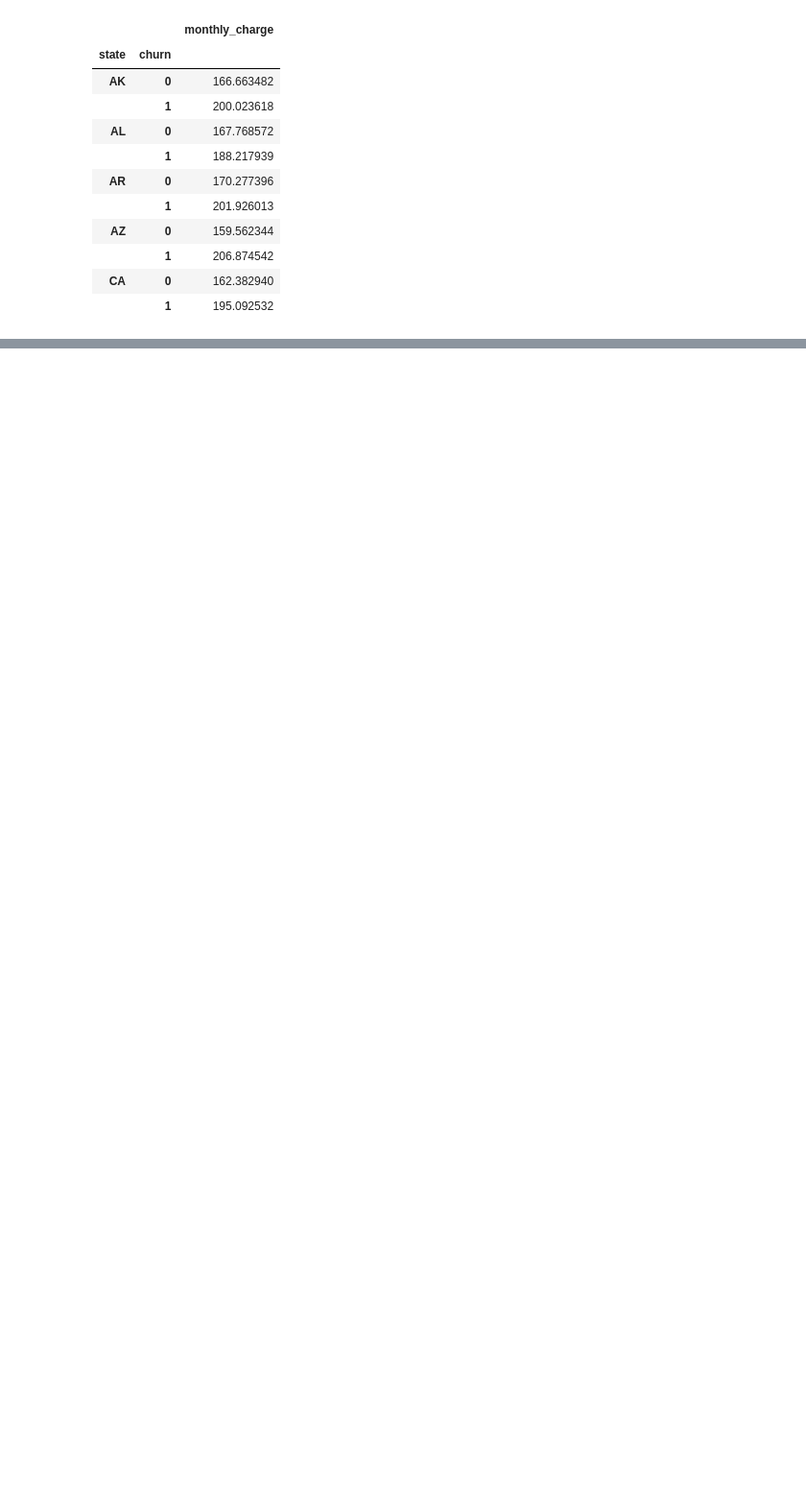
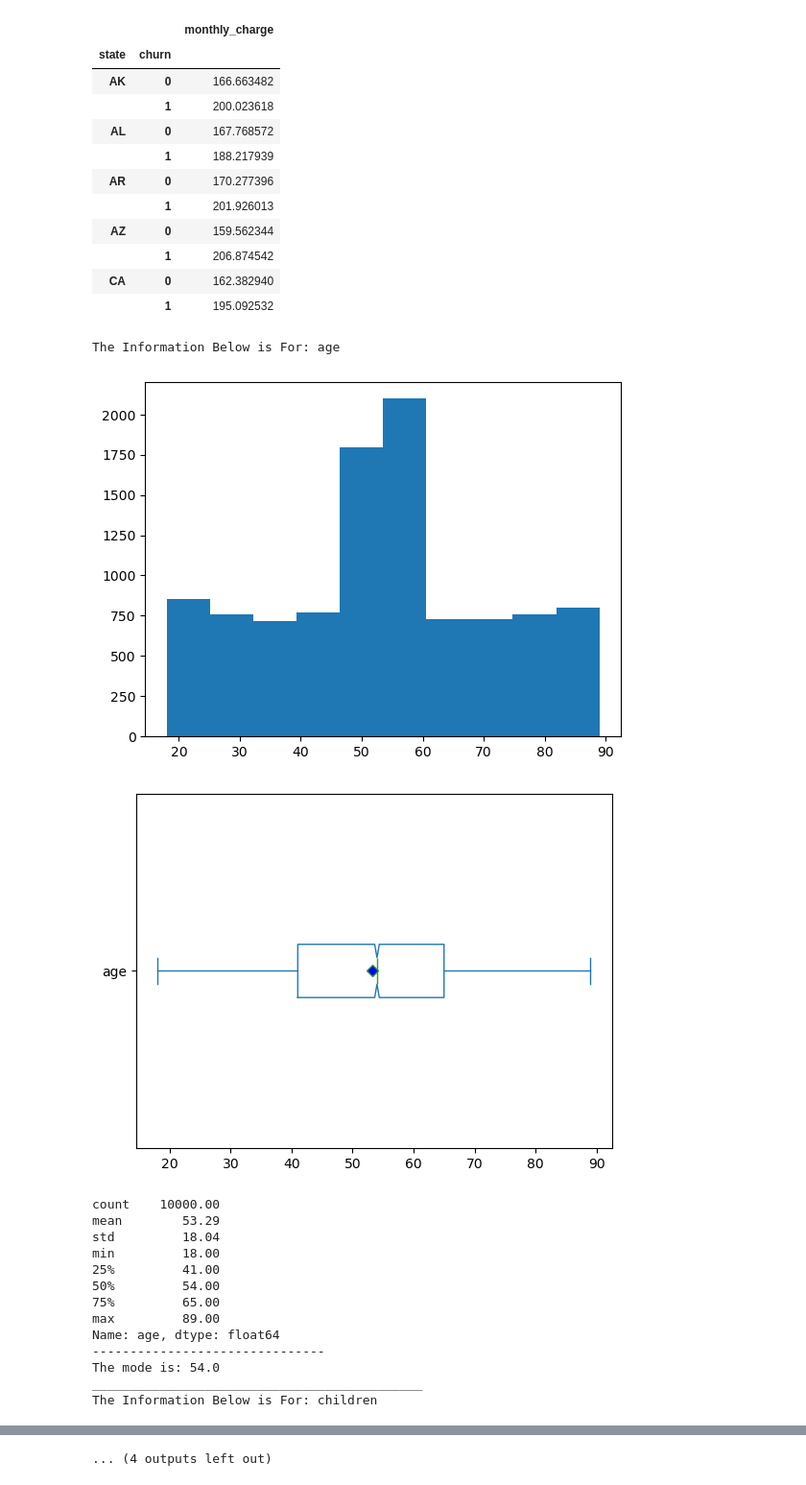
Before and after one commit to johnson80245/python, a Jupyter notebook: chun_analysis.ipynb, the cells around one changed output, grey strips where cells are left out. Shown at 96% size. Drawn from its saved outputs; the diff is of its cells as text; code cells hidden in the pictures; blank space fills up the shorter version.

Commit message:
Commit new changes to churn and ch.5 of MRA

```diff
--- a/chun_analysis.ipynb
+++ b/chun_analysis.ipynb
@@ -267,3 +341,27 @@ area_failure.head(10)
 |  | 1 | 206.874542 |
 | CA | 0 | 162.382940 |
 |  | 1 | 195.092532 |
+# %%
+
+univar(churn,'age')
+univar(churn,'children')
+univar(churn,'income')
+univar(churn,'monthly_charge')
+univar(churn,'bandwidth_gb_year')
+# %% [output]
+The Information Below is For: age
+[figure, added]
+[figure, added]
+count    10000.00
+mean        53.29
+std         18.04
+min         18.00
+25%         41.00
+50%         54.00
+75%         65.00
+max         89.00
+Name: age, dtype: float64
+-------------------------------
+The mode is: 54.0
+____________________________________________
+The Information Below is For: children
@@ -269,0 +400 @@ area_failure.head(10)
+... (4 outputs left out)
```
Also changed, not shown: parts of 6 cells of this notebook, 1 other file.
